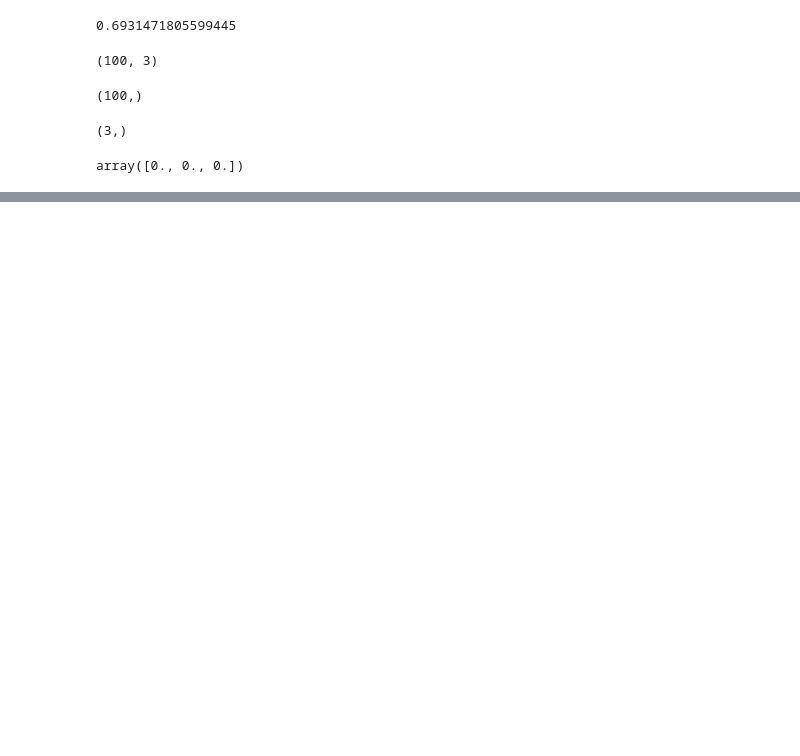
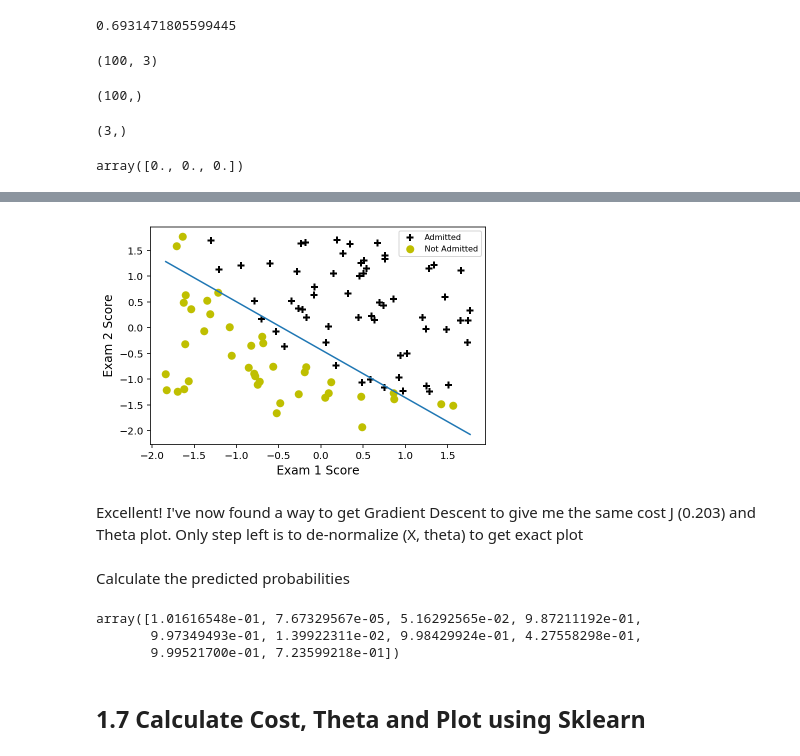
Before and after one commit to nialloh23/coursera-machine-learning, a Jupyter notebook: ex2/ml_ex2.ipynb, the cells around one changed output, grey strips where cells are left out. Saved outputs shown, nothing was run; the diff lists cells and outputs as text; code cells hidden in the pictures; blank space fills up the shorter version.

```diff
--- a/ex2/ml_ex2.ipynb
+++ b/ex2/ml_ex2.ipynb
@@ -523,0 +576,8 @@ Text(0,0.5,'$J(\\theta)$')
+# %%
+plotDecisionBoundary(theta_new, X, y)
+# %% [output]
+[figure, added]
+# %% [markdown]
+Excellent! I've now found a way to get Gradient Descent to give me the same cost J (0.203) and Theta plot. Only step left is to de-normalize (X, theta) to get exact plot
+# %% [markdown]
+Calculate the predicted probabilities
@@ -523,0 +586,8 @@ Text(0,0.5,'$J(\\theta)$')
+# %%
+htheta[:10]
+# %% [output]
+array([1.01616548e-01, 7.67329567e-05, 5.16292565e-02, 9.87211192e-01,
+       9.97349493e-01, 1.39922311e-02, 9.98429924e-01, 4.27558298e-01,
+       9.99521700e-01, 7.23599218e-01])
+# %% [markdown]
+## 1.7 Calculate Cost, Theta and Plot using Sklearn
```
Also changed, not shown: parts of 40 cells of this notebook, 1 other file.
